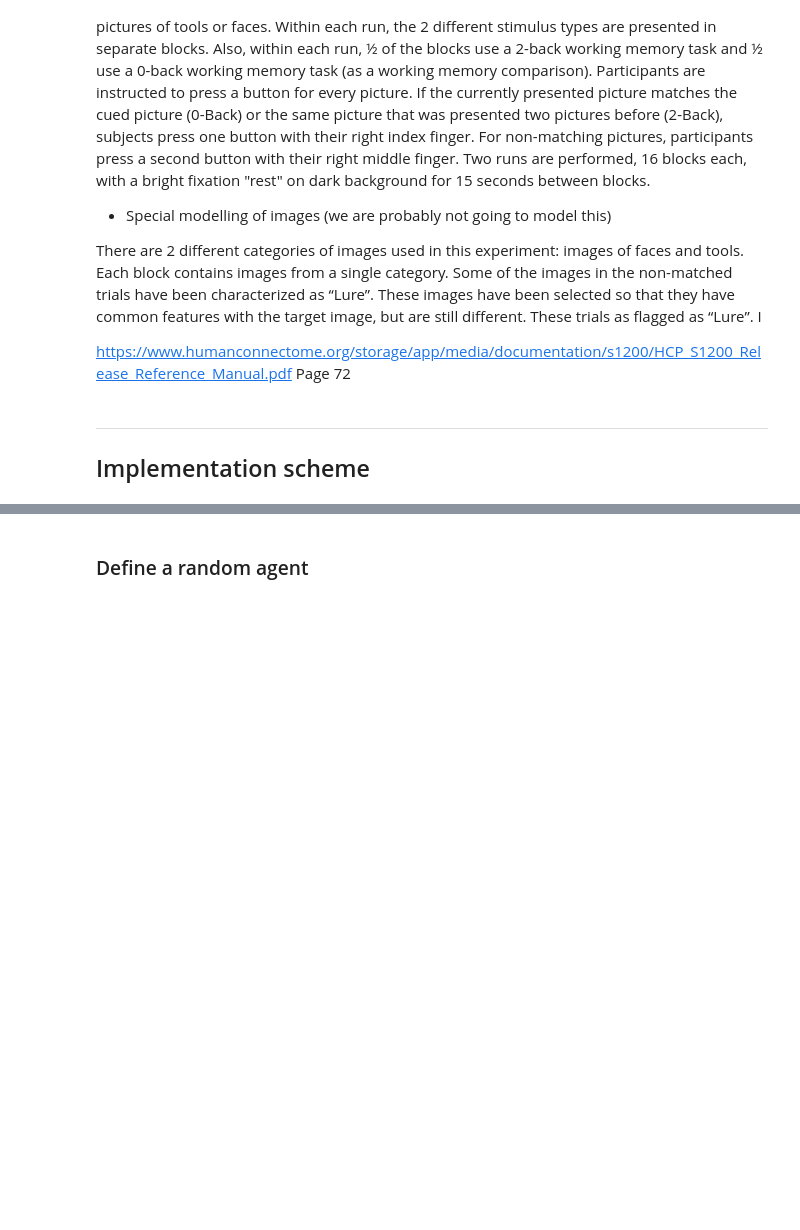
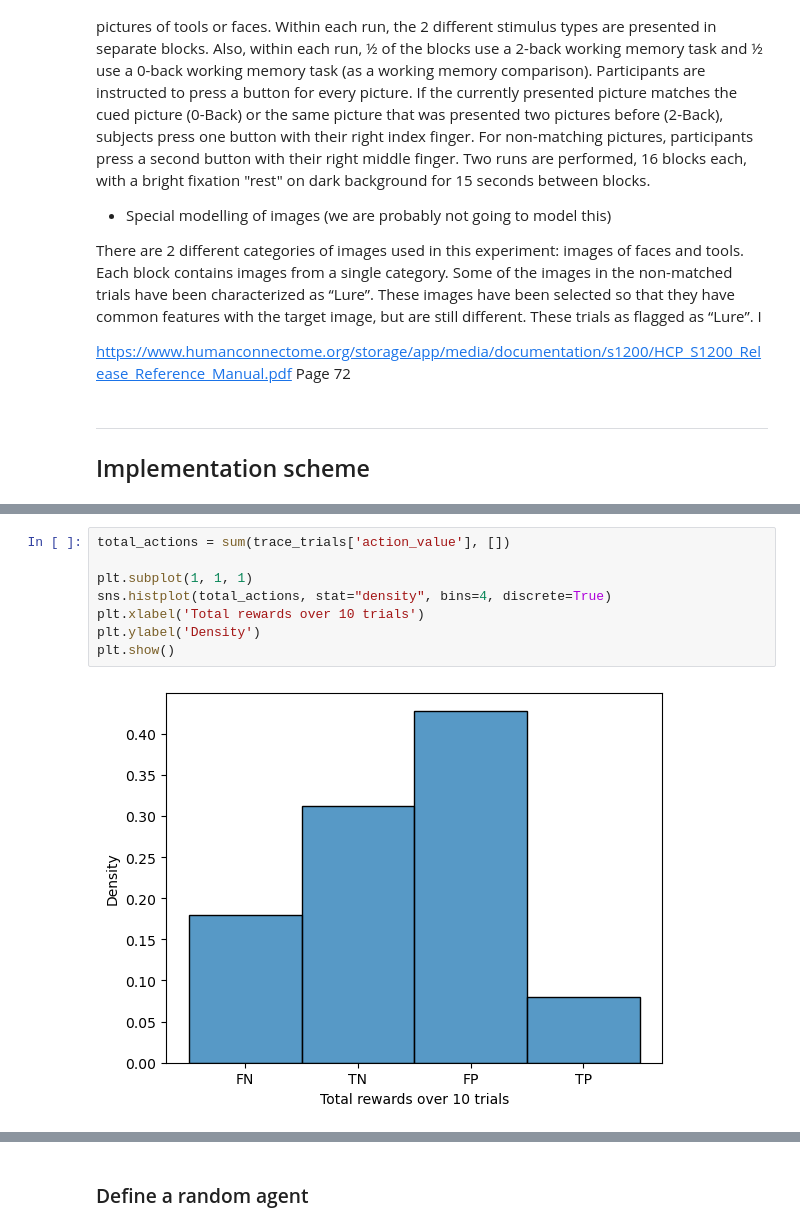
Before and after one commit to bobasaurusrex/NMA-group1, a Jupyter notebook: NMA_Project_Group_1.ipynb, the cells around one changed output, grey strips where cells are left out. Drawn from its saved outputs; the diff is of its cells as text; blank space fills up the shorter version.

```diff
--- a/NMA_Project_Group_1.ipynb
+++ b/NMA_Project_Group_1.ipynb
@@ -249,0 +385,10 @@ class NBack(gym.Env):
+# %%
+total_actions = sum(trace_trials['action_value'], [])
+
+plt.subplot(1, 1, 1)
+sns.histplot(total_actions, stat="density", bins=4, discrete=True)
+plt.xlabel('Total rewards over 10 trials')
+plt.ylabel('Density')
+plt.show()
+# %% [output]
+[figure, added]
```
Also changed, not shown: parts of 54 cells of this notebook.
